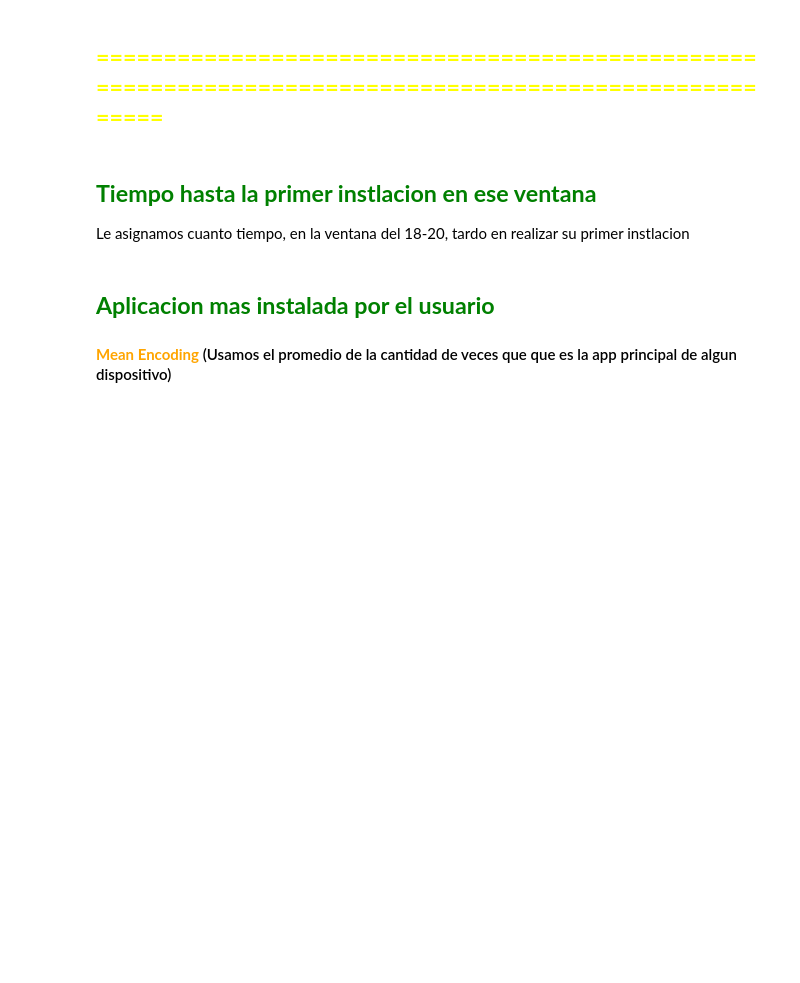
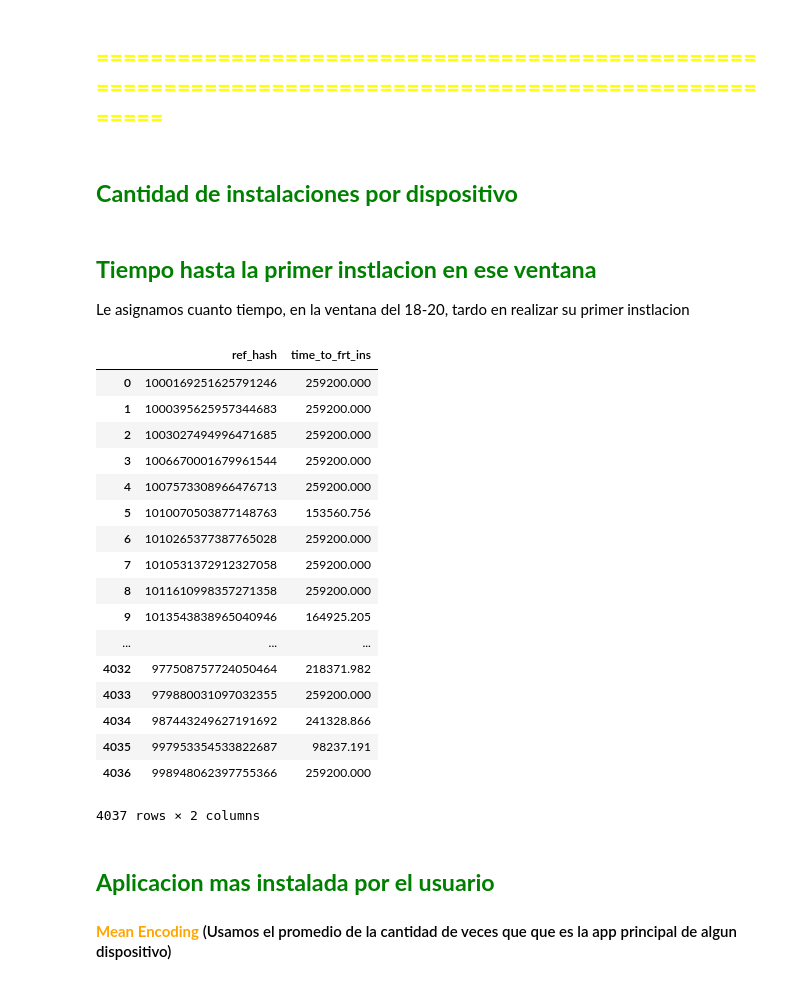
Before and after one commit to facundotorraca/TrabajoPractico2, a Jupyter notebook: TP2_Comp/Features ST/ftr_ins_st.ipynb, the cells around one changed output. Saved outputs shown, nothing was run; the diff lists cells and outputs as text; code cells hidden in the pictures; blank space fills up the shorter version.

```diff
--- a/TP2_Comp/Features ST/ftr_ins_st.ipynb
+++ b/TP2_Comp/Features ST/ftr_ins_st.ipynb
@@ -12,14 +12,14 @@ loc_ftr = r"D:\FacundoTorraca\Documents\TP2_ML\FeaturesComp\FeaturesST"
 # %% [markdown]
 ## <span style="color:yellow"> **Preparamos los Sets de Training** </span>
 # %%
-loc_ts = r"D:\FacundoTorraca\Documents\TP2_ML\Training Sets"
+loc_ts = r"D:\TP2_Machine_Learning_v4\Training Sets"
 # %%
 ins_trn = pd.read_csv( loc_ts + "\\ins_21_23.csv" );
 ins_tst = pd.read_csv( loc_ts + "\\ins_24_26.csv" );
 # %% [markdown]
 ## <span style="color:yellow"> **Preparamos el ref_hash de cada ventana** </span>
 # %%
-loc_lb = r"D:\FacundoTorraca\Documents\TP2_ML\Labels"
+loc_lb = r"D:\TP2_Machine_Learning_v4\Labels"
 # %%
 lb_auc_trn = pd.read_csv( loc_lb + "\\label_auc_24_26.csv" );
 lb_auc_tst = pd.read_csv( loc_lb + "\\target.csv" );
@@ -30,3 +30,5 @@ rh_tst = lb_auc_tst[ ["ref_hash"] ]
 tg_trn = lb_auc_trn[ ["24_26_st"] ]
 # %% [markdown]
 ## <span style="color:yellow"> **=======================================================================================================** </span>
+# %% [markdown]
+## <span style="color:green"> **Cantidad de instalaciones por dispositivo** </span>
@@ -35,14 +49,14 @@ tg_trn = lb_auc_trn[ ["24_26_st"] ]
 
 Le asignamos cuanto tiempo, en la ventana del 18-20, tardo en realizar su primer instlacion
 # %%
-frst_ins_tst = rh_trn.copy()
-frst_ins_trn = rh_tst.copy()
+frst_ins_trn = rh_trn.copy()
+frst_ins_tst = rh_tst.copy()
 
+first_installs_rh_auc_trn = ins_trn[ ["ref_hash","date"] ].sort_values( "date" ).drop_duplicates( subset = "ref_hash", keep = "first" )
 first_installs_rh_auc_tst = ins_tst[ ["ref_hash","date"] ].sort_values( "date" ).drop_duplicates( subset = "ref_hash", keep = "first" )
-first_installs_rh_auc_trn = ins_trn[ ["ref_hash","date"] ].sort_values( "date" ).drop_duplicates( subset = "ref_hash", keep = "first" )
 
-first_installs_rh_auc_tst["time_to_frt_ins"] = ( pd.to_datetime( first_installs_rh_auc_trn["date"] ) -  dt.datetime( year = 2019, month = 4, day = 21 ) ).dt.total_seconds()
-first_installs_rh_auc_trn["time_to_frt_ins"] = ( pd.to_datetime( first_installs_rh_auc_tst["date"] ) -  dt.datetime( year = 2019, month = 4, day = 24 ) ).dt.total_seconds()
+first_installs_rh_auc_trn["time_to_frt_ins"] = ( pd.to_datetime( first_installs_rh_auc_trn["date"] ) -  dt.datetime( year = 2019, month = 4, day = 21 ) ).dt.total_seconds()
+first_installs_rh_auc_tst["time_to_frt_ins"] = ( pd.to_datetime( first_installs_rh_auc_tst["date"] ) -  dt.datetime( year = 2019, month = 4, day = 24 ) ).dt.total_seconds()
 
 first_installs_rh_auc_trn.drop( "date", axis = 1, inplace = True )
 first_installs_rh_auc_tst.drop( "date", axis = 1, inplace = True )
@@ -56,6 +70,27 @@ frst_ins_tst.fillna( 3 * 24 * 3600, inplace = True )
 
 frst_ins_trn.to_csv( loc_ftr + "\\frst_ins_trn.csv", index = False )
 frst_ins_tst.to_csv( loc_ftr + "\\frst_ins_tst.csv", index = False )
+# %%
+frst_ins_tst
+# %% [output]
+|  | ref_hash | time_to_frt_ins |
+| 0 | 1000169251625791246 | 259200.000 |
+| 1 | 1000395625957344683 | 259200.000 |
+| 2 | 1003027494996471685 | 259200.000 |
+| 3 | 1006670001679961544 | 259200.000 |
+| 4 | 1007573308966476713 | 259200.000 |
+| 5 | 1010070503877148763 | 153560.756 |
+| 6 | 1010265377387765028 | 259200.000 |
+| 7 | 1010531372912327058 | 259200.000 |
+| 8 | 1011610998357271358 | 259200.000 |
+| 9 | 1013543838965040946 | 164925.205 |
+| ... | ... | ... |
+| 4032 | 977508757724050464 | 218371.982 |
+| 4033 | 979880031097032355 | 259200.000 |
+| 4034 | 987443249627191692 | 241328.866 |
+| 4035 | 997953354533822687 | 98237.191 |
+| 4036 | 998948062397755366 | 259200.000 |
+4037 rows × 2 columns
 # %% [markdown]
 ## <span style="color:green"> **Aplicacion mas instalada por el usuario** </span>
 
```
Also changed, not shown: parts of 2 cells of this notebook, 1 other file.
